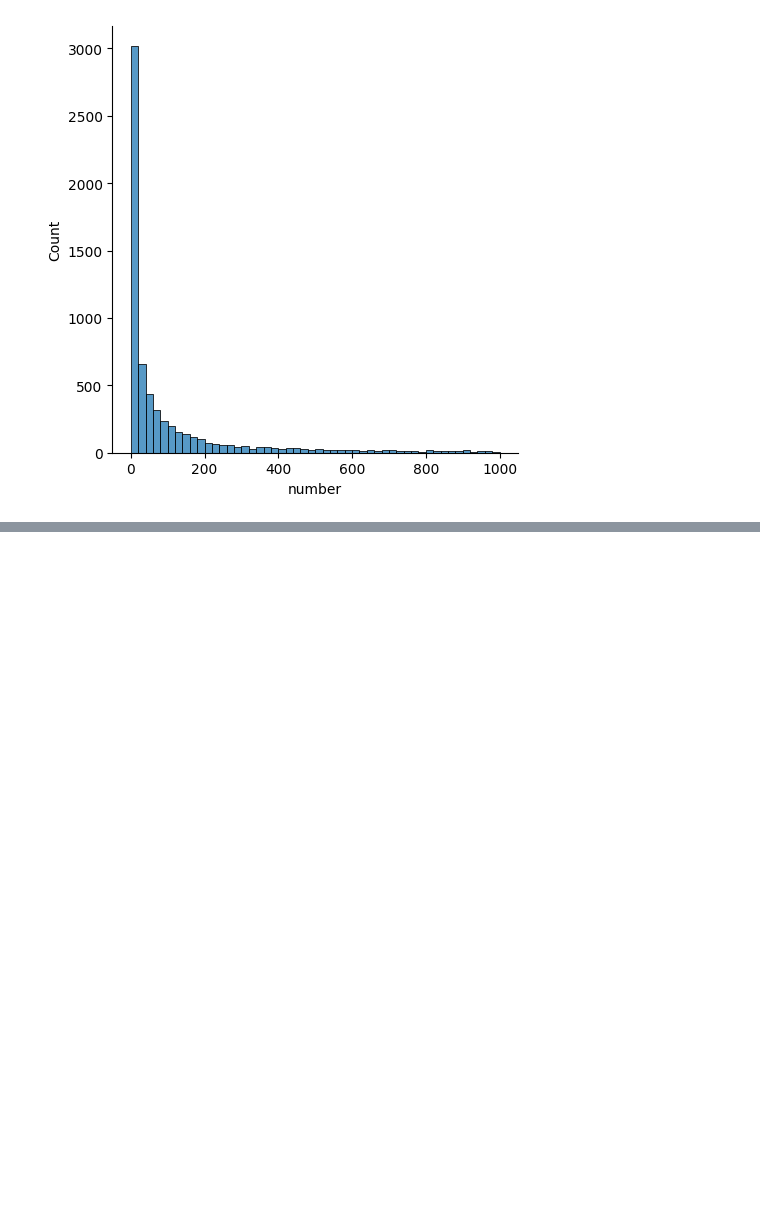
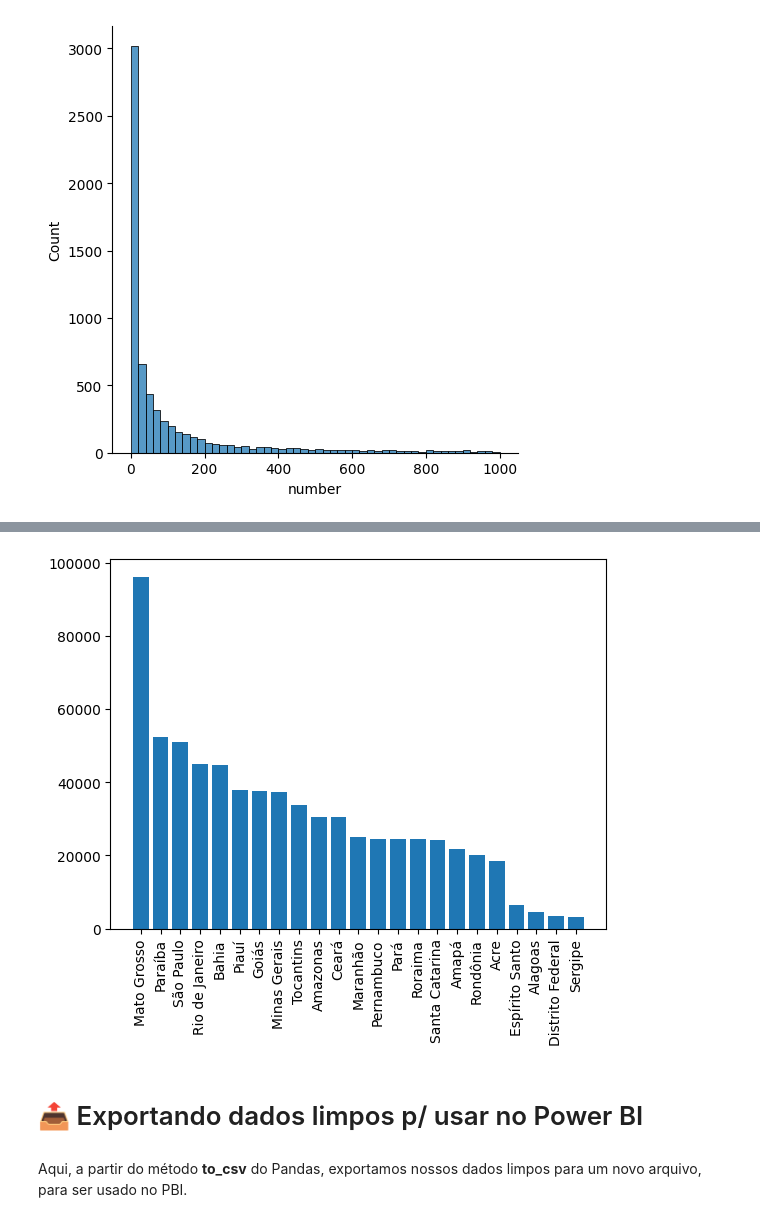
Before and after one commit to pedrorcm/Queimadas_Brasil, a Jupyter notebook: extenso.ipynb, the cells around one changed output, grey strips where cells are left out. Saved outputs shown, nothing was run; the diff lists cells and outputs as text; code cells hidden in the pictures; blank space fills up the shorter version.

Commit message:
Limpeza dos estados + Exportando dados

```diff
--- a/extenso.ipynb
+++ b/extenso.ipynb
@@ -154,0 +195,4 @@ dtype: int64
+# %%
+corrigidos = {'Amapa':'Amapá', 'Ceara':'Ceará', 'Espirito Santo':'Espírito Santo',
+'Goias':'Goiás', 'Maranhao':'Maranhão', 'Paraiba':'Paraíba', 'Piau':'Piauí',
+'Rio':'Rio de Janeiro', 'Rondonia':'Rondônia', 'Sao Paulo':'São Paulo'}
@@ -154,0 +201,2 @@ dtype: int64
+# %%
+data = data.replace(corrigidos.keys(), corrigidos.values())
@@ -255,0 +326,3 @@ ____
+# %%
+estados_mais_recorrentes = data[['state', 'number']].groupby(by='state').sum().sort_values(by='number', ascending=False)
+estados_mais_recorrentes.head(5)
@@ -255,0 +337,10 @@ ____
+# %%
+plt.bar(estados_mais_recorrentes.index, height=estados_mais_recorrentes.number)
+plt.xticks(rotation=90)
+plt.show()
+# %% [output]
+[figure, added]
+# %% [markdown]
+# 📤 Exportando dados limpos p/ usar no Power BI
+# %% [markdown]
+Aqui, a partir do método **to_csv** do Pandas, exportamos nossos dados limpos para um novo arquivo, para ser usado no PBI.
```
Also changed, not shown: parts of 25 cells of this notebook.
